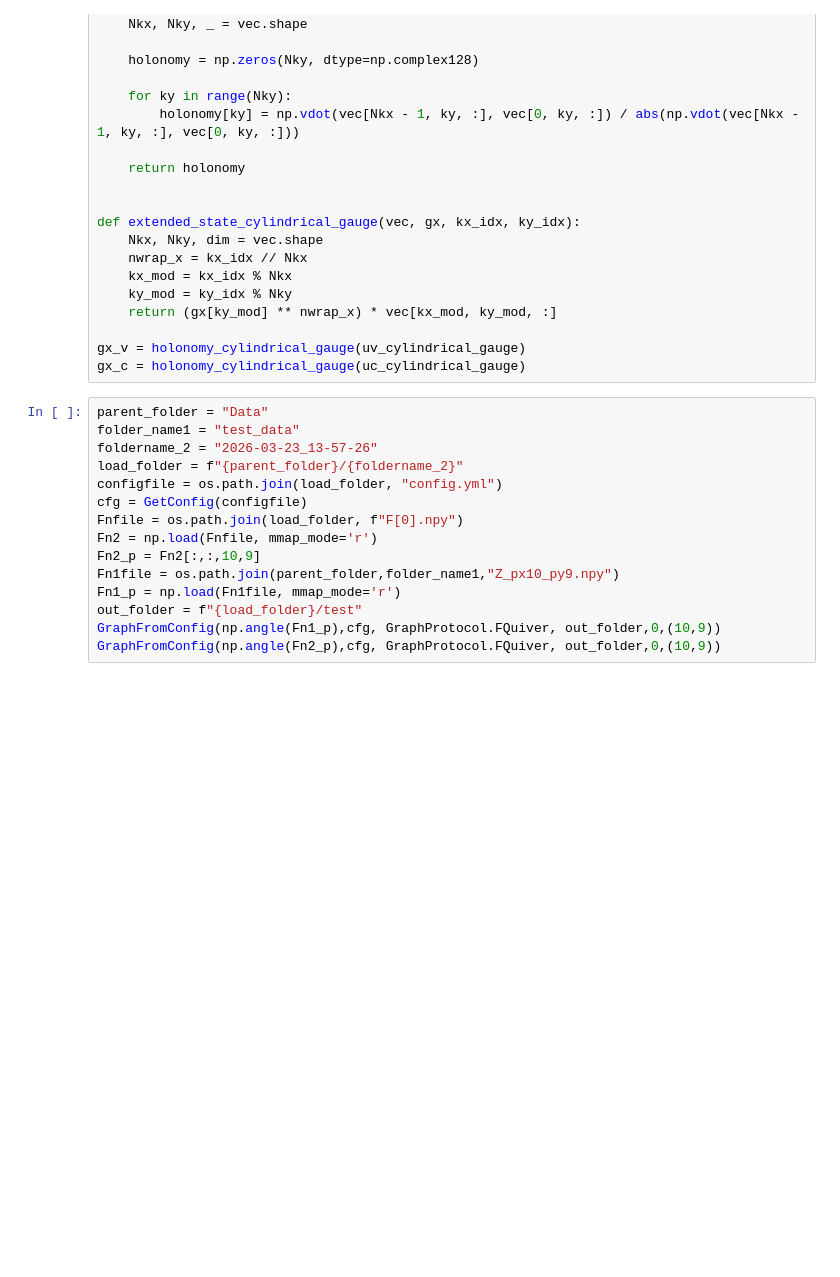
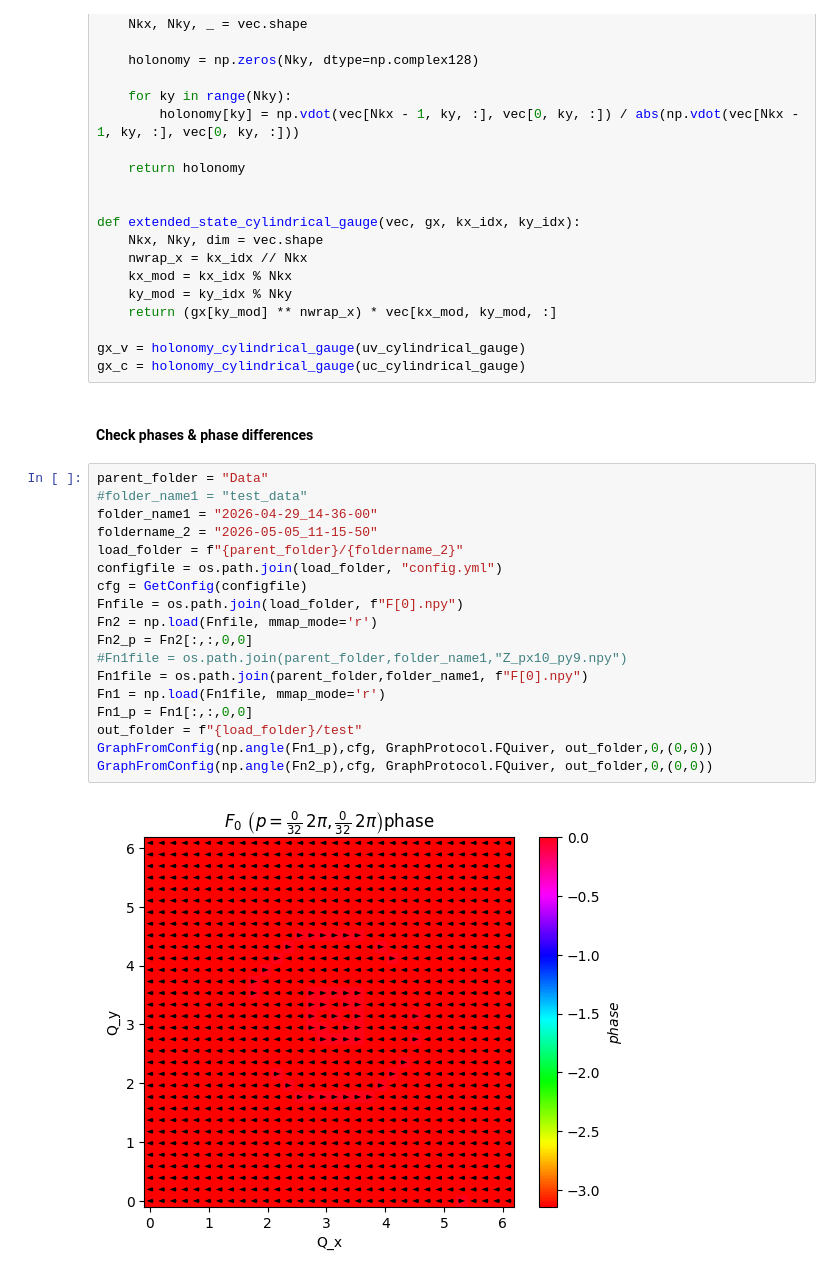
Before and after one commit to OfirBarogel/Topological-Excitons, a Jupyter notebook: Topological Excitons.ipynb, the cells around one changed output. Saved outputs shown, nothing was run; the diff lists cells and outputs as text; blank space fills up the shorter version.

```diff
--- a/Topological Excitons.ipynb
+++ b/Topological Excitons.ipynb
@@ -3354,18 +3311,25 @@ def extended_state_cylindrical_gauge(vec, gx, kx_idx, ky_idx):
 
 gx_v = holonomy_cylindrical_gauge(uv_cylindrical_gauge)
 gx_c = holonomy_cylindrical_gauge(uc_cylindrical_gauge)
+# %% [markdown]
+#### Check phases & phase differences
 # %%
 parent_folder = "Data"
-folder_name1 = "test_data"
-foldername_2 = "2026-03-23_13-57-26"
+#folder_name1 = "test_data"
+folder_name1 = "2026-04-29_14-36-00"
+foldername_2 = "2026-05-05_11-15-50"
 load_folder = f"{parent_folder}/{foldername_2}"
 configfile = os.path.join(load_folder, "config.yml")
 cfg = GetConfig(configfile)
 Fnfile = os.path.join(load_folder, f"F[0].npy")
 Fn2 = np.load(Fnfile, mmap_mode='r')
-Fn2_p = Fn2[:,:,10,9]
-Fn1file = os.path.join(parent_folder,folder_name1,"Z_px10_py9.npy")
-Fn1_p = np.load(Fn1file, mmap_mode='r')
+Fn2_p = Fn2[:,:,0,0]
+#Fn1file = os.path.join(parent_folder,folder_name1,"Z_px10_py9.npy")
+Fn1file = os.path.join(parent_folder,folder_name1, f"F[0].npy")
+Fn1 = np.load(Fn1file, mmap_mode='r')
+Fn1_p = Fn1[:,:,0,0]
 out_folder = f"{load_folder}/test"
-GraphFromConfig(np.angle(Fn1_p),cfg, GraphProtocol.FQuiver, out_folder,0,(10,9))
-GraphFromConfig(np.angle(Fn2_p),cfg, GraphProtocol.FQuiver, out_folder,0,(10,9))
+GraphFromConfig(np.angle(Fn1_p),cfg, GraphProtocol.FQuiver, out_folder,0,(0,0))
+GraphFromConfig(np.angle(Fn2_p),cfg, GraphProtocol.FQuiver, out_folder,0,(0,0))
+# %% [output]
+[figure, added]
```
Also changed, not shown: parts of 19 cells of this notebook, 3 other files.
